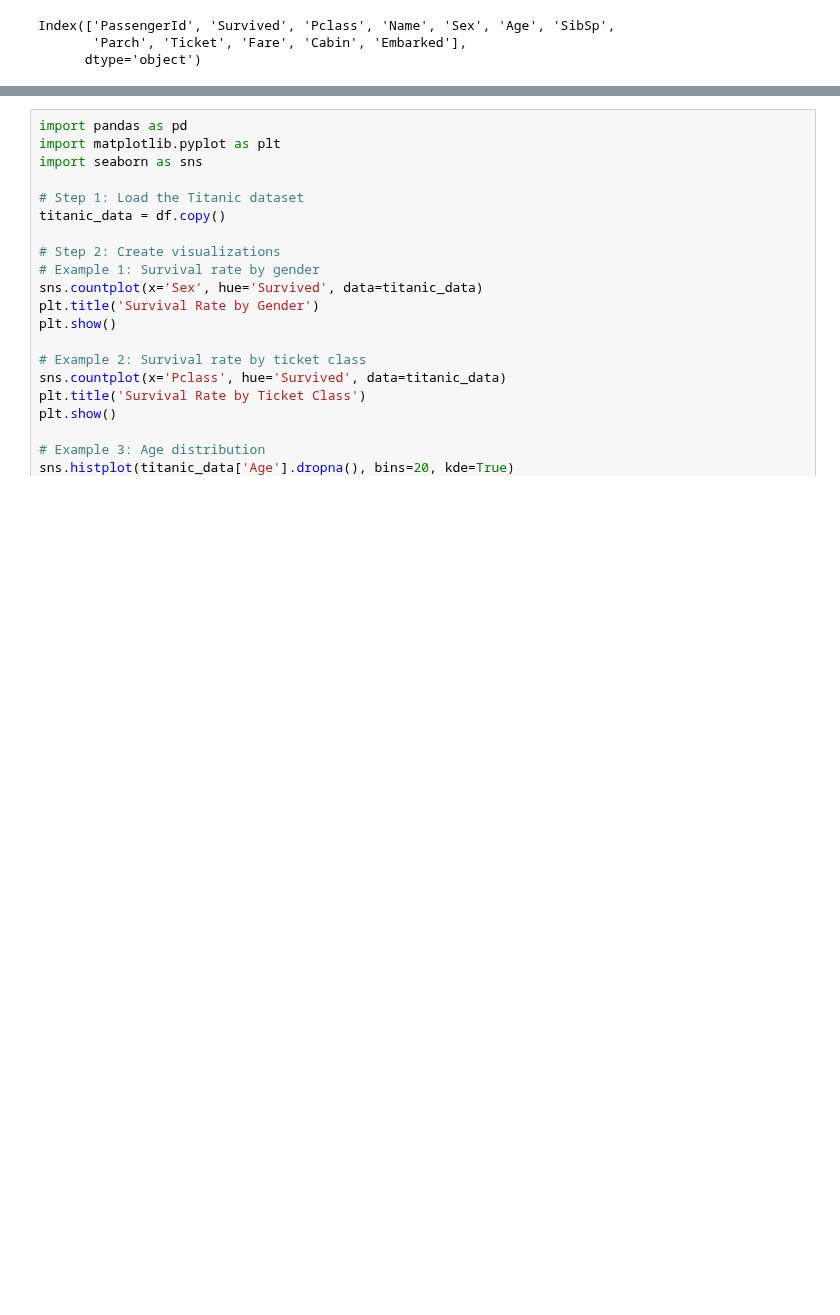
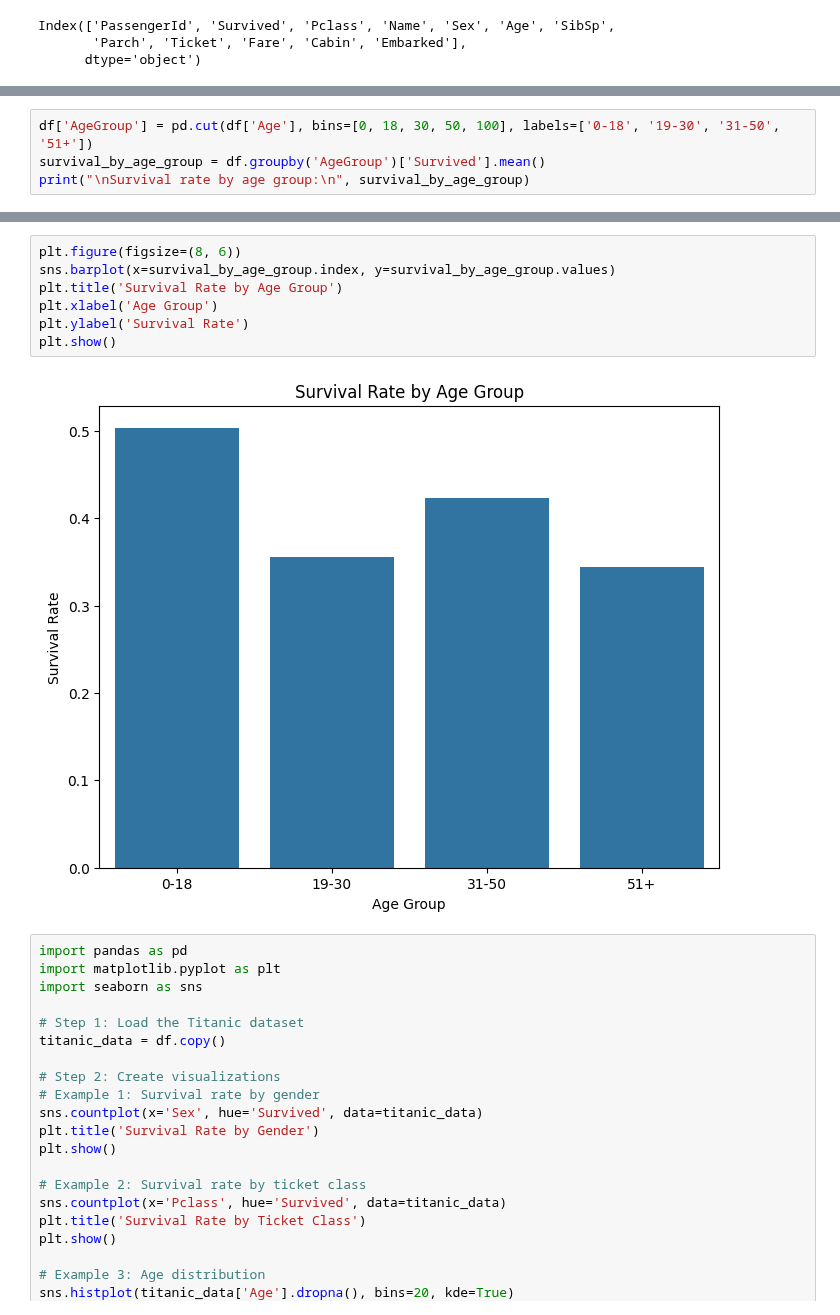
Before and after one commit to RyanJTalbot/MSDS, a Jupyter notebook: Vital Skills/Vital Skills for Data Science Specialization/Fundamentals of Data Visualization/wk4/titanic/new_final.ipynb, the cells around one changed output, grey strips where cells are left out. Drawn from its saved outputs; the diff is of its cells as text; blank space fills up the shorter version.

```diff
--- a/Vital Skills/Vital Skills for Data Science Specialization/Fundamentals of Data Visualization/wk4/titanic/new_final.ipynb
+++ b/Vital Skills/Vital Skills for Data Science Specialization/Fundamentals of Data Visualization/wk4/titanic/new_final.ipynb
@@ -77,0 +99,4 @@ Index(['PassengerId', 'Survived', 'Pclass', 'Name', 'Sex', 'Age', 'SibSp',
+# %%
+df['AgeGroup'] = pd.cut(df['Age'], bins=[0, 18, 30, 50, 100], labels=['0-18', '19-30', '31-50', '51+'])
+survival_by_age_group = df.groupby('AgeGroup')['Survived'].mean()
+print("\nSurvival rate by age group:\n", survival_by_age_group)
@@ -78,3 +129,12 @@ Index(['PassengerId', 'Survived', 'Pclass', 'Name', 'Sex', 'Age', 'SibSp',
+# %%
+plt.figure(figsize=(8, 6))
+sns.barplot(x=survival_by_age_group.index, y=survival_by_age_group.values)
+plt.title('Survival Rate by Age Group')
+plt.xlabel('Age Group')
+plt.ylabel('Survival Rate')
+plt.show()
+# %% [output]
+[figure, added]
 # %%
 import pandas as pd
 import matplotlib.pyplot as plt
```
Also changed, not shown: parts of 6 cells of this notebook, 3 other files.
